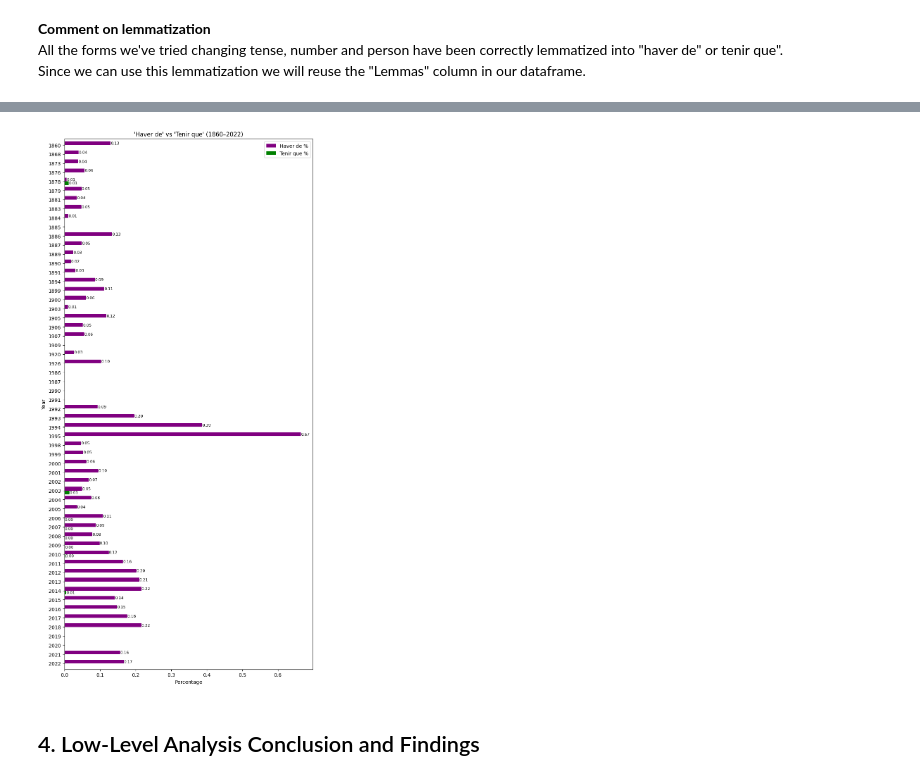
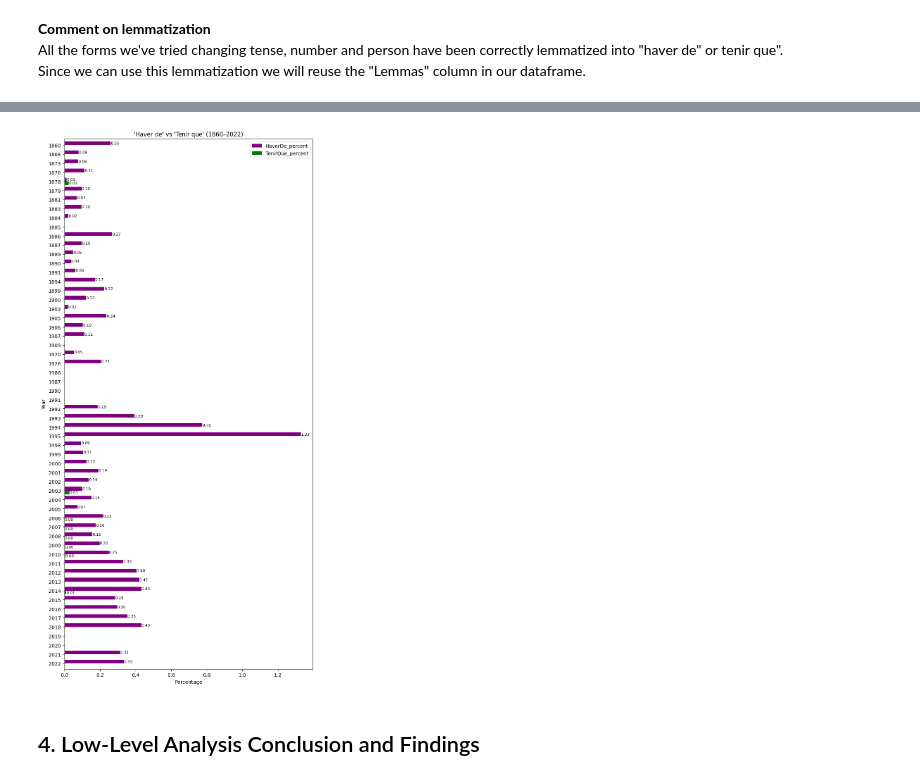
Before and after one commit to Data-Science-for-Linguists-2025/Linguistic-Markers-Catalan-Substitution, a Jupyter notebook: Analysis-1-LowLevel.ipynb, the cells around one changed output, grey strips where cells are left out. Drawn from its saved outputs; the diff is of its cells as text; code cells hidden in the pictures.

```diff
--- a/Analysis-1-LowLevel.ipynb
+++ b/Analysis-1-LowLevel.ipynb
@@ -343,0 +341,2 @@ direction_df.head(2)
+# %%
+direcionVerbs_df = proportion_comparison_df(lemma_df, "Anar", "Venir")
@@ -344,7 +352,7 @@ direction_df.head(2)
 # %%
 # plotting anar vs venir
-ax = direction_df.plot.barh(
-    y=["Anar%", "Venir%"],
+ax = direcionVerbs_df.plot.barh(
+    y=["Anar_percent", "Venir_percent"],
     x="Year",
     figsize=(8, 16),
     width=0.8,
@@ -449,12 +457,7 @@ lemma_df.head(2)
 **Comment:** We have now found and counted all the Passat Perifrastic forms in the texts stored in the "PstPerif" column and counted on the "Pstp_count" column. We will now explore the counts and years to see if there is a drop in the use of Passat Perifrastic that would portray a shift towards other tenses, likely to the influence of other romance languages.\
 To analyze the count since it is heavly dependent on text length, we will create a new column with the percentage of Passat Perifrastic from the total tokens of the text piece. We will then use that percentage instead of the raw count to analyze the progression over time.
 # %%
-# divinding "hi" count by the token count per text piece
-# multiplying by 100 to get the percentage
-lemma_df["Pstp_percent"] = lemma_df.apply(
-    lambda row: (row["Pstp_count"] / row["Len_toks"]) * 100 if row["Len_toks"] > 0 else 0,
-    axis=1
-)
+lemma_df["Pstp_percent"] = lemma_df.apply(lambda x: proportion(x, "Pstp"), axis=1)
 # %%
 lemma_df.head(2)
 # %% [output]
@@ -572,3 +575,5 @@ periphrases_df = pd.merge(haverde_df, tenirque_df, on="Year")              # mer
+# %%
+periphrases_df = proportion_comparison_df(lemma_df, "HaverDe", "TenirQue")
 # %%
 # checking the resulting mini dataframe first 2 years
 periphrases_df.head(2)
@@ -579,28 +584,28 @@ periphrases_df.head(2)
 # %%
 # plotting haver de vs tenir que per year
 ax = periphrases_df.plot.barh(
-    y=["Haver de %", "Tenir que %"],
+    y=["HaverDe_percent", "TenirQue_percent"],
     x="Year",
     figsize=(8, 16),
     width=0.8,
     color = ["purple", "green"]
 )
 
 # adding value annotations
 for p in ax.patches:
     w = p.get_width()
     if w > 0:
         ax.annotate(f"{w:.2f}",
                     (w, p.get_y() + p.get_height() / 2),
                     va="center", ha="left", fontsize=8)
 
 ax.set_title("'Haver de' vs 'Tenir que' (1860–2022)", fontsize=12)
 ax.set_xlabel("Percentage")
 ax.set_ylabel("Year")
 ax.invert_yaxis()  # from olderst to most recent
 plt.tight_layout()
 plt.show()
 # %% [output]
-[figure, old version]
+[figure, new version]
 # %% [markdown]
 ## 4. Low-Level Analysis Conclusion and Findings
```
Also changed, not shown: parts of 19 cells of this notebook.
